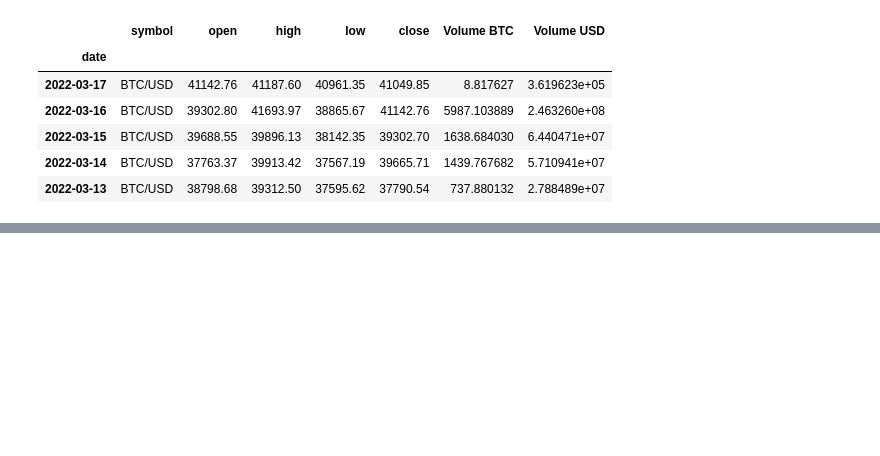
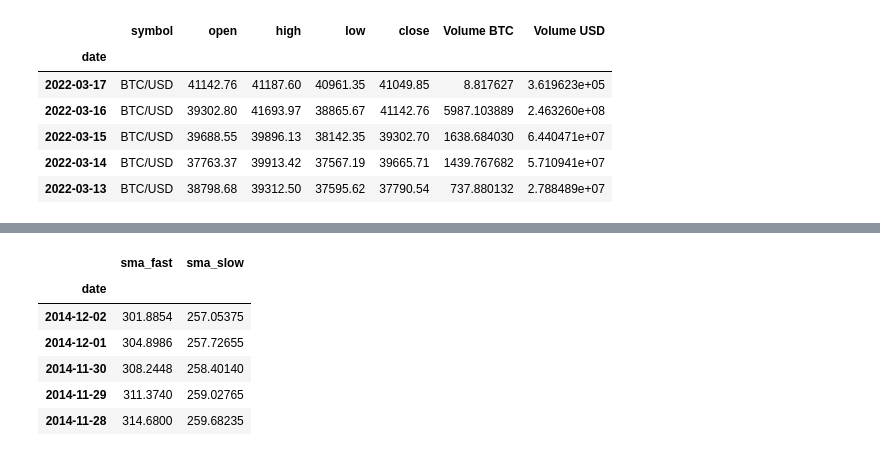
Before and after one commit to mightymiklas/Project_Two_Team_Hodl, a Jupyter notebook: code.ipynb, the cells around one changed output, grey strips where cells are left out. Saved outputs shown, nothing was run; the diff lists cells and outputs as text; code cells hidden in the pictures; blank space fills up the shorter version.

```diff
--- a/code.ipynb
+++ b/code.ipynb
@@ -39,0 +84,10 @@ btc_df = btc_df.dropna()
+# %%
+X.tail()
+# %% [output]
+|  | sma_fast | sma_slow |
+| date |  |  |
+| 2014-12-02 | 301.8854 | 257.05375 |
+| 2014-12-01 | 304.8986 | 257.72655 |
+| 2014-11-30 | 308.2448 | 258.40140 |
+| 2014-11-29 | 311.3740 | 259.02765 |
+| 2014-11-28 | 314.6800 | 259.68235 |
```
Also changed, not shown: parts of 12 cells of this notebook.
